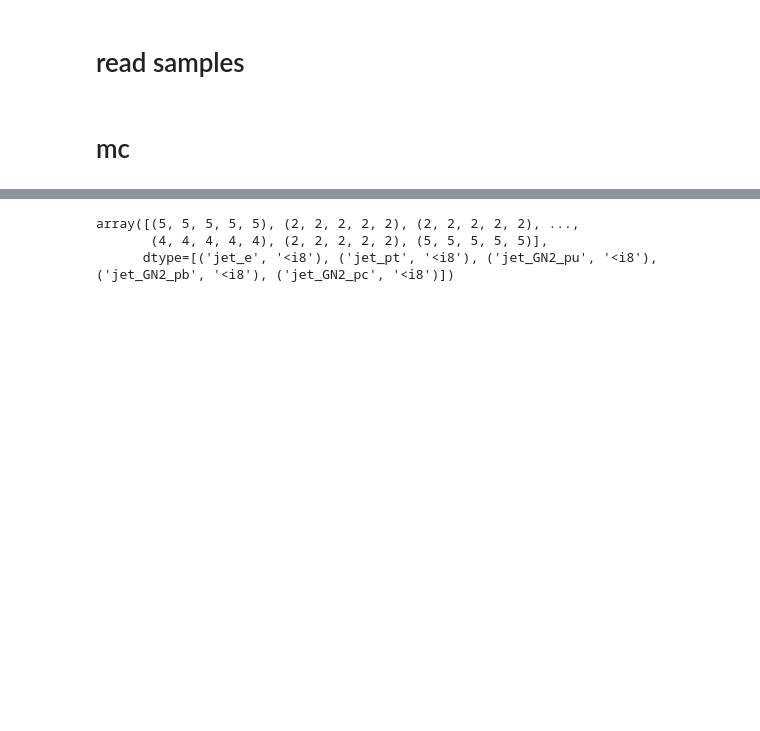
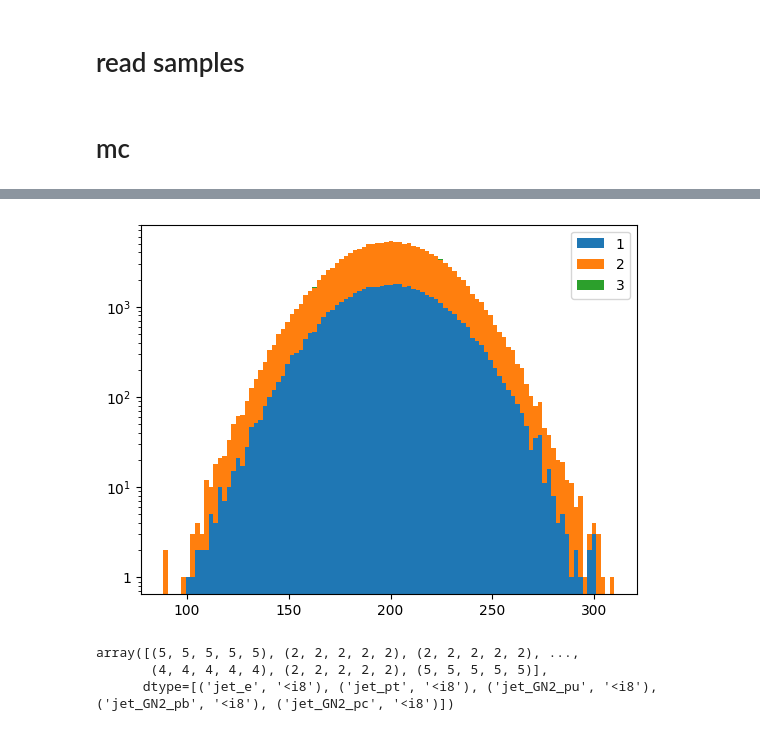
Before and after one commit to kingusiu/ntuple_root_to_h5_converter, a Jupyter notebook: notebooks/plotting_sigbg_mcdat.ipynb, the cells around one changed output, grey strips where cells are left out. Saved outputs shown, nothing was run; the diff lists cells and outputs as text; code cells hidden in the pictures; blank space fills up the shorter version.

```diff
--- a/notebooks/plotting_sigbg_mcdat.ipynb
+++ b/notebooks/plotting_sigbg_mcdat.ipynb
@@ -39,3 +248,15 @@ jet_fields = [field for field in samples.fields if 'jet_' in field]
+# %%
+mu, sigma = 200, 25
+x1 = mu + sigma*np.random.randn(50000)
+x2 = mu + sigma*np.random.randn(100000)
+x3 = mu + sigma*np.random.randn(100)
+# %%
+plt.hist([x1,x2,x3],100,stacked=True)
+plt.legend(labels=list('123'))
+plt.yscale('log')
+plt.show()
+# %% [output]
+[figure, added]
 # %%
 awk.to_numpy(awk.num(samples[jet_fields]))
 # %% [output]
```
Also changed, not shown: parts of 35 cells of this notebook, 6 other files.
